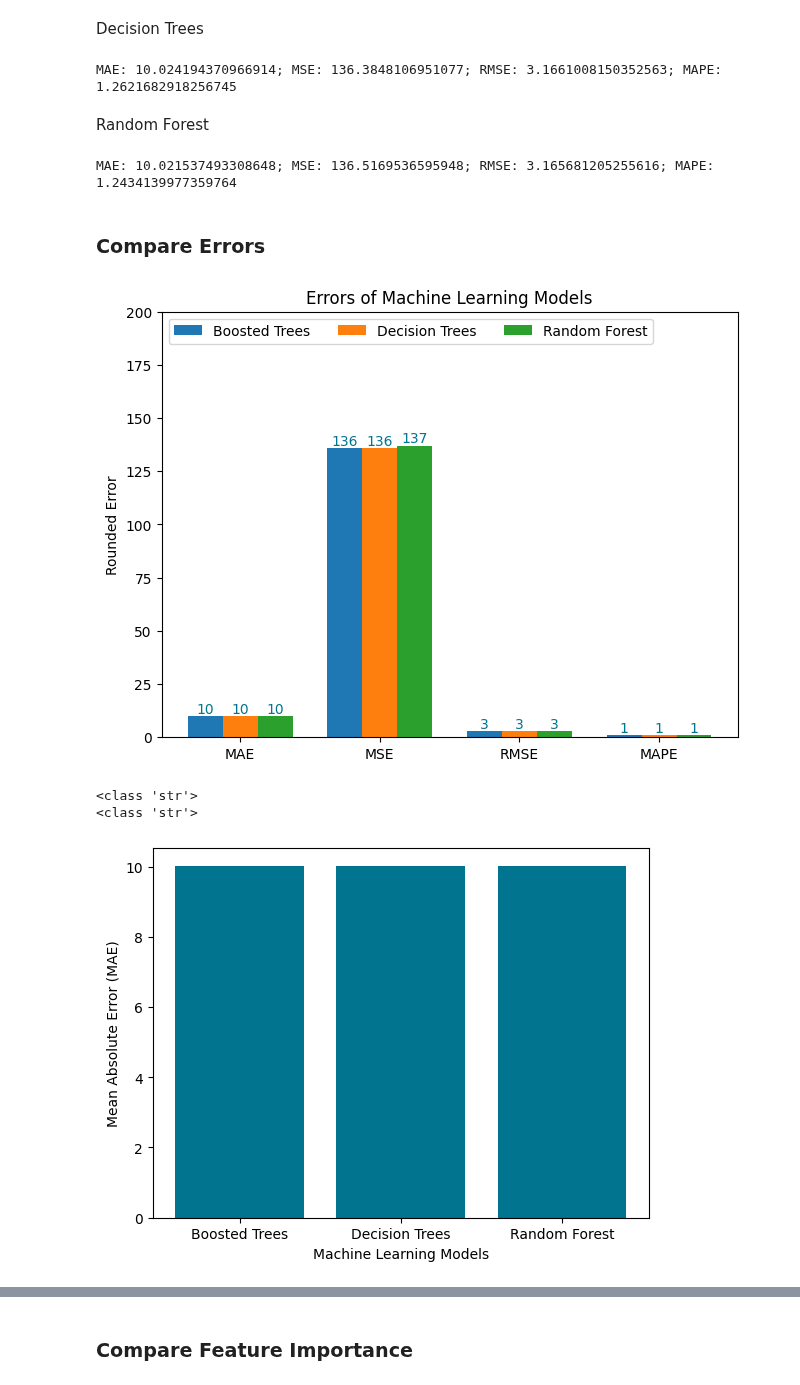
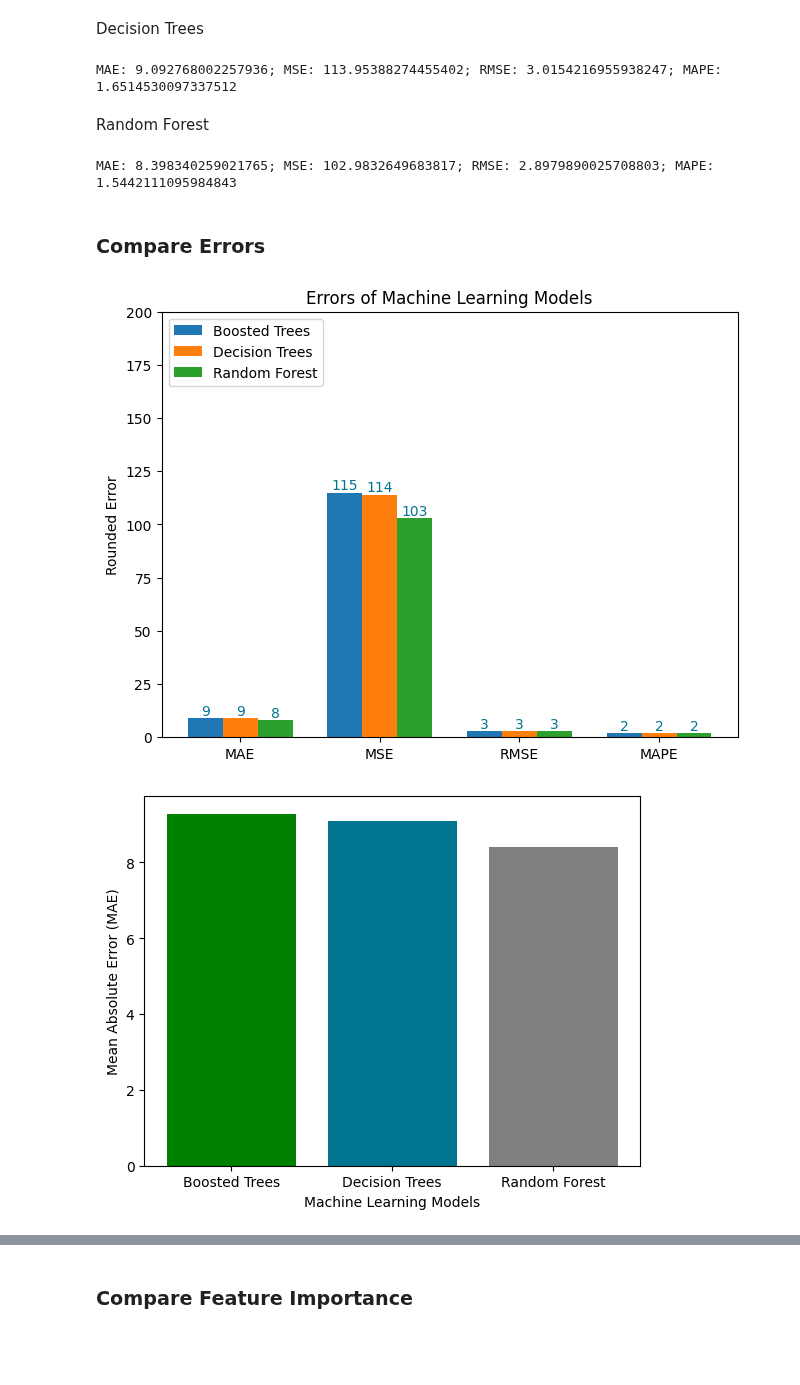
Before and after one commit to lgiesen/forest_height, a Jupyter notebook: notebooks/compare_models.ipynb, the cells around one changed output, grey strips where cells are left out. Drawn from its saved outputs; the diff is of its cells as text; code cells hidden in the pictures; blank space fills up the shorter version.

Commit message:
all non-NN models

```diff
--- a/notebooks/compare_models.ipynb
+++ b/notebooks/compare_models.ipynb
@@ -34,11 +31,11 @@ X_train, X_test = X_train.reshape(-1,1), X_test.reshape(-1,1)
+# %%
+X_train, y_train, X_test, y_test = load_data("all")
 # %%
 import joblib
 models_path = "forest_height/models/"
-gbr = joblib.load(f"{models_path}boosted_trees_NDVI_10.01.joblib")
-dt = joblib.load(f"{models_path}decison_trees_NDVI_10.02.joblib")
-rf = joblib.load(f"{models_path}random_forest_NDVI_10.02.joblib")
+gbr = joblib.load(f"{models_path}boosted_trees.joblib")
+dt = joblib.load(f"{models_path}decision_trees.joblib")
+rf = joblib.load(f"{models_path}random_forest_compressed.joblib")
-# %%
-rf = joblib.load(f"{models_path}archive/random_forest.joblib")
 # %% [markdown]
 Get predictions from every model:
 
@@ -54,14 +51,14 @@ Decision Trees
 y_pred_dt = dt.predict(X_test)
 mae_dt, mse_dt, rmse_dt, mape_dt = evaluate_model(y_test, y_pred_dt)
 # %% [output]
-MAE: 10.024194370966914; MSE: 136.3848106951077; RMSE: 3.1661008150352563; MAPE: 1.2621682918256745
+MAE: 9.092768002257936; MSE: 113.95388274455402; RMSE: 3.0154216955938247; MAPE: 1.6514530097337512
 # %% [markdown]
 Random Forest
 # %%
 y_pred_rf = rf.predict(X_test)
 mae_rf, mse_rf, rmse_rf, mape_rf = evaluate_model(y_test, y_pred_rf)
 # %% [output]
-MAE: 10.021537493308648; MSE: 136.5169536595948; RMSE: 3.165681205255616; MAPE: 1.2434139977359764
+MAE: 8.398340259021765; MSE: 102.9832649683817; RMSE: 2.8979890025708803; MAPE: 1.5442111095984843
 # %% [markdown]
 ### Compare Errors
 # %%
@@ -89,29 +86,19 @@ for attribute, measurement in models.items():
 ax.set_ylabel('Rounded Error')
 ax.set_title('Errors of Machine Learning Models')
 ax.set_xticks(x + width, errors)
-ax.legend(loc='upper left', ncols=3)
+ax.legend(loc='upper left')
 ax.set_ylim(0, 200)
 
 plt.show()
 # %% [output]
-[figure, old version]
+[figure, new version]
-# %%
-sex_counts = {
-    'Male': np.array([73, 34, 61]),
-    'Female': np.array([73, 34, 58]),
-}
-for sex, sex_count in sex_counts.items():
-    print(type(sex))
-# %% [output]
-<class 'str'>
-<class 'str'>
 # %%
 models = ['Boosted Trees', 'Decision Trees', 'Random Forest']
 errors = [mae_gbr, mae_dt, mae_rf]
-plt.bar(models, errors, color=color)
+plt.bar(models, errors, color=['green', color, 'gray'])
 plt.ylabel("Mean Absolute Error (MAE)")
 plt.xlabel("Machine Learning Models")
 ax.set_title('MAE of Machine Learning Models')
 plt.show()
 # %% [output]
-[figure, old version]
+[figure, new version]
```
Also changed, not shown: parts of 16 cells of this notebook.
